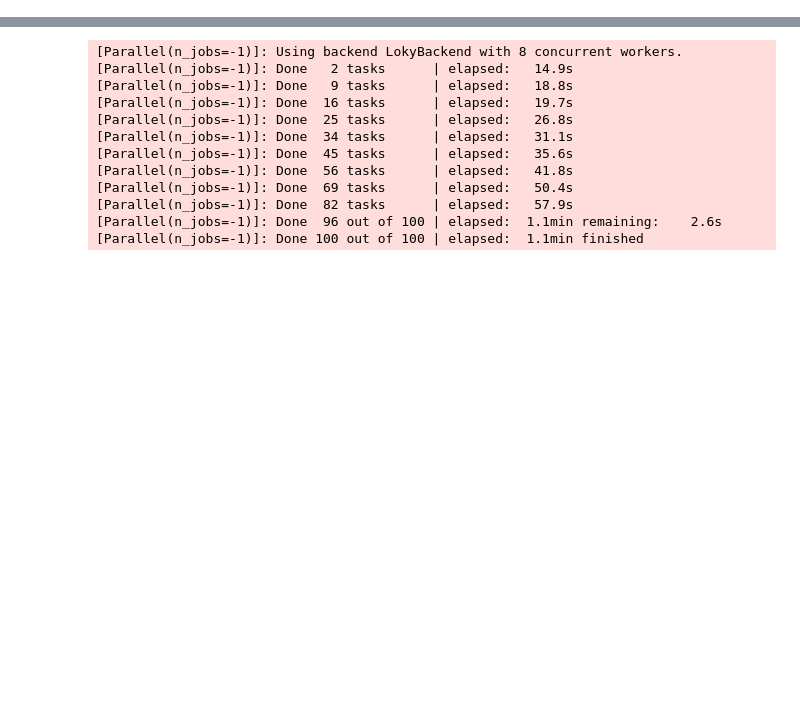
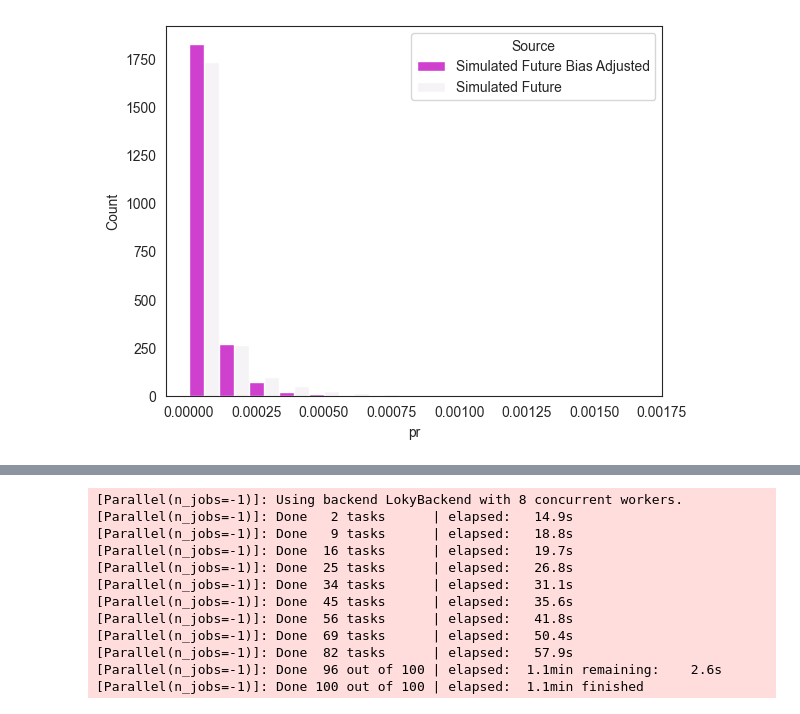
Before and after one commit to JGCRI/basd, a Jupyter notebook: notebooks/realdata.ipynb, the cells around one changed output, grey strips where cells are left out. Drawn from its saved outputs; the diff is of its cells as text; code cells hidden in the pictures; blank space fills up the shorter version.

```diff
--- a/notebooks/realdata.ipynb
+++ b/notebooks/realdata.ipynb
@@ -19,6 +6,7 @@ import xarray as xr
 # %%
 data_path = '../../../OneDrive - PNNL/Documents/BASD/data'
-obs_hist_path = 'pr_day_CESM2-WACCM_historical_r2i1p1f1_gn_20100101-20150101.nc'
+#obs_hist_path = 'pr_day_CESM2-WACCM_historical_r2i1p1f1_gn_20100101-20150101.nc'
+obs_hist_path = 'pr_ewembi_2011_2016.nc4'
 sim_hist_path = 'pr_day_CESM2-WACCM_historical_r1i1p1f1_gn_20100101-20150101.nc'
 sim_fut_path = 'pr_day_CESM2-WACCM_ssp370_r1i1p1f1_gn_20950101-21010101.nc'
 pr_obs_hist = xr.open_dataset(os.path.join(data_path, obs_hist_path),
@@ -36,5 +24,17 @@ pr_obs_hist = pr_obs_hist[dict(lat=range(95, 105), lon=range(90,100))]
 params = basd.Parameters(lower_bound=0,
                          lower_threshold=0.0000011574,
                          trend_preservation='mixed',
-                         distribution='gamma')
-ba = basd.Adjustment(pr_obs_hist, pr_sim_hist, pr_sim_fut, 'pr', params)
+                         distribution='gamma',
+                         if_all_invalid_use=0)
+ba = basd.Adjustment(pr_obs_hist,
+                     pr_sim_hist,
+                     pr_sim_fut,
+                     'pr',
+                     params,
+                     remap_grid=True)
+# %%
+adj_result_loc = ba.adjust_bias_one_location(dict(lat=100, lon=100))
+# %%
+adj_result_loc.plot_hist()
+# %% [output]
+[figure, added]
```
Also changed, not shown: parts of 14 cells of this notebook, 1 other file.
